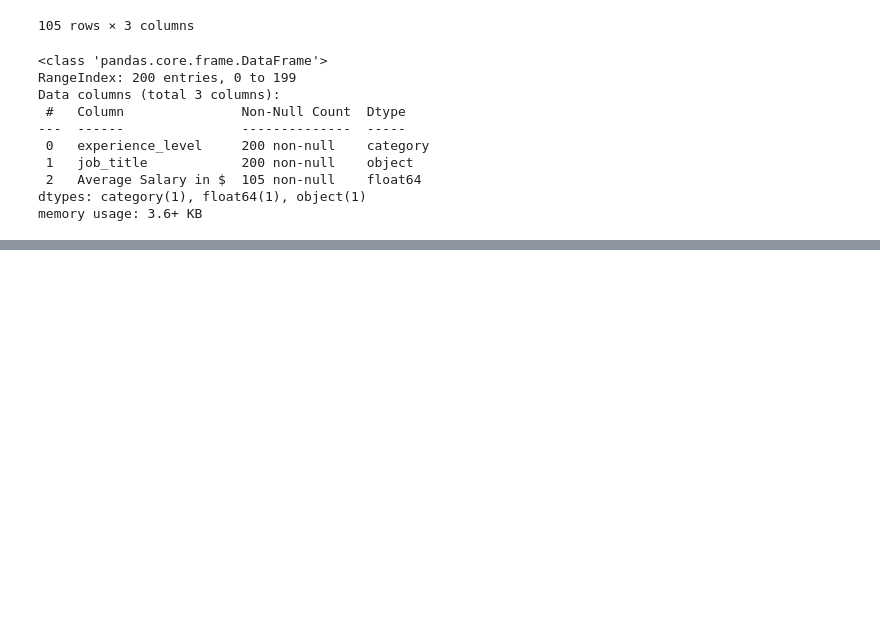
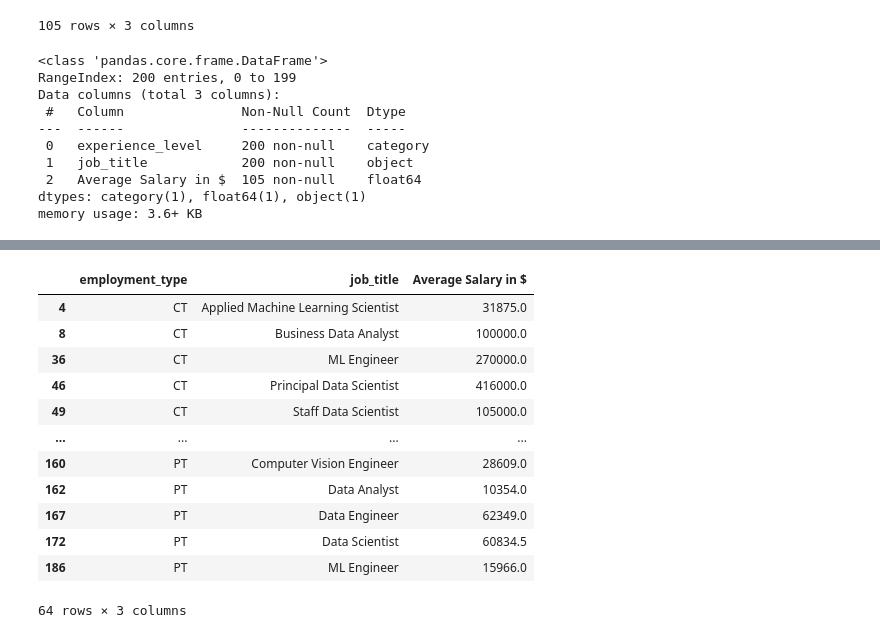
Before and after one commit to Navjotkhatri/Data-Scientist-Salary-Analysis, a Jupyter notebook: Data_Scientist_worldwide_Salary_Analysis.ipynb, the cells around one changed output, grey strips where cells are left out. Saved outputs shown, nothing was run; the diff lists cells and outputs as text; code cells hidden in the pictures; blank space fills up the shorter version.

```diff
--- a/Data_Scientist_worldwide_Salary_Analysis.ipynb
+++ b/Data_Scientist_worldwide_Salary_Analysis.ipynb
@@ -406,0 +462,16 @@ plt.show()
+# %%
+df6.dropna()
+# %% [output]
+|  | employment_type | job_title | Average Salary in $ |
+| 4 | CT | Applied Machine Learning Scientist | 31875.0 |
+| 8 | CT | Business Data Analyst | 100000.0 |
+| 36 | CT | ML Engineer | 270000.0 |
+| 46 | CT | Principal Data Scientist | 416000.0 |
+| 49 | CT | Staff Data Scientist | 105000.0 |
+| ... | ... | ... | ... |
+| 160 | PT | Computer Vision Engineer | 28609.0 |
+| 162 | PT | Data Analyst | 10354.0 |
+| 167 | PT | Data Engineer | 62349.0 |
+| 172 | PT | Data Scientist | 60834.5 |
+| 186 | PT | ML Engineer | 15966.0 |
+64 rows × 3 columns
```
Also changed, not shown: parts of 17 cells of this notebook.
